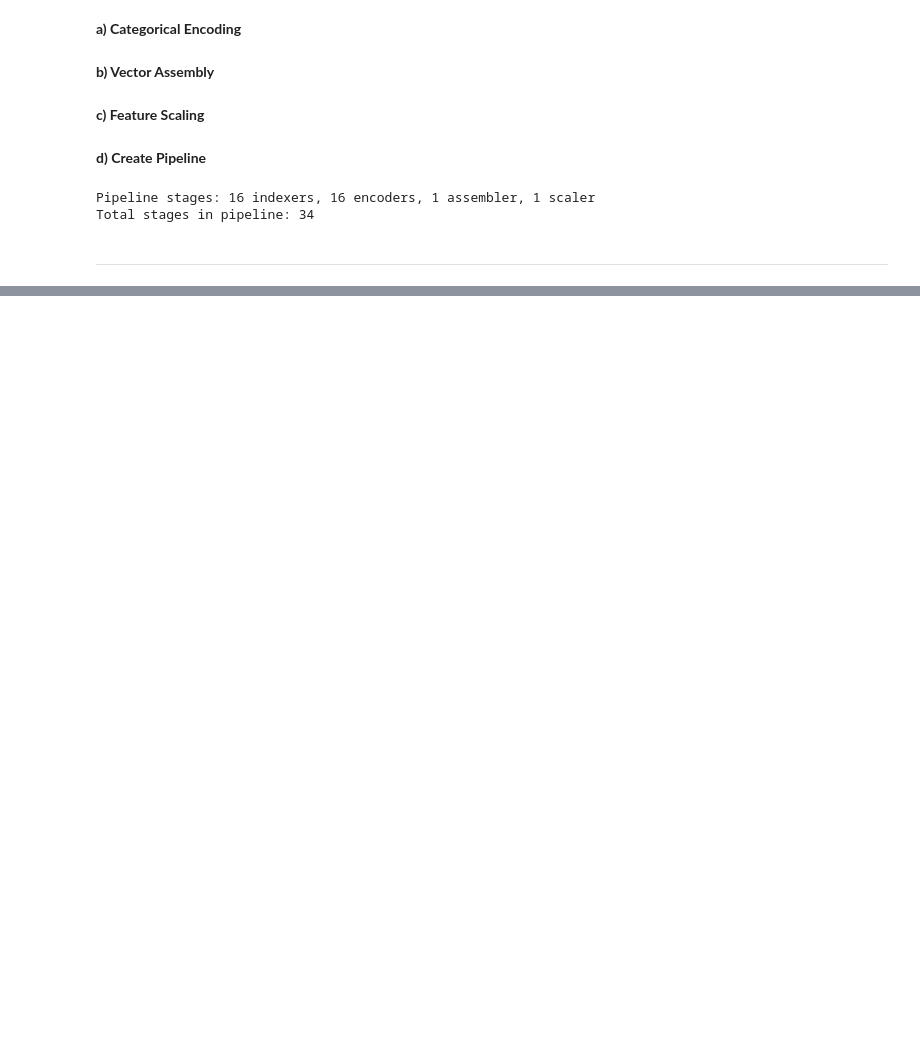
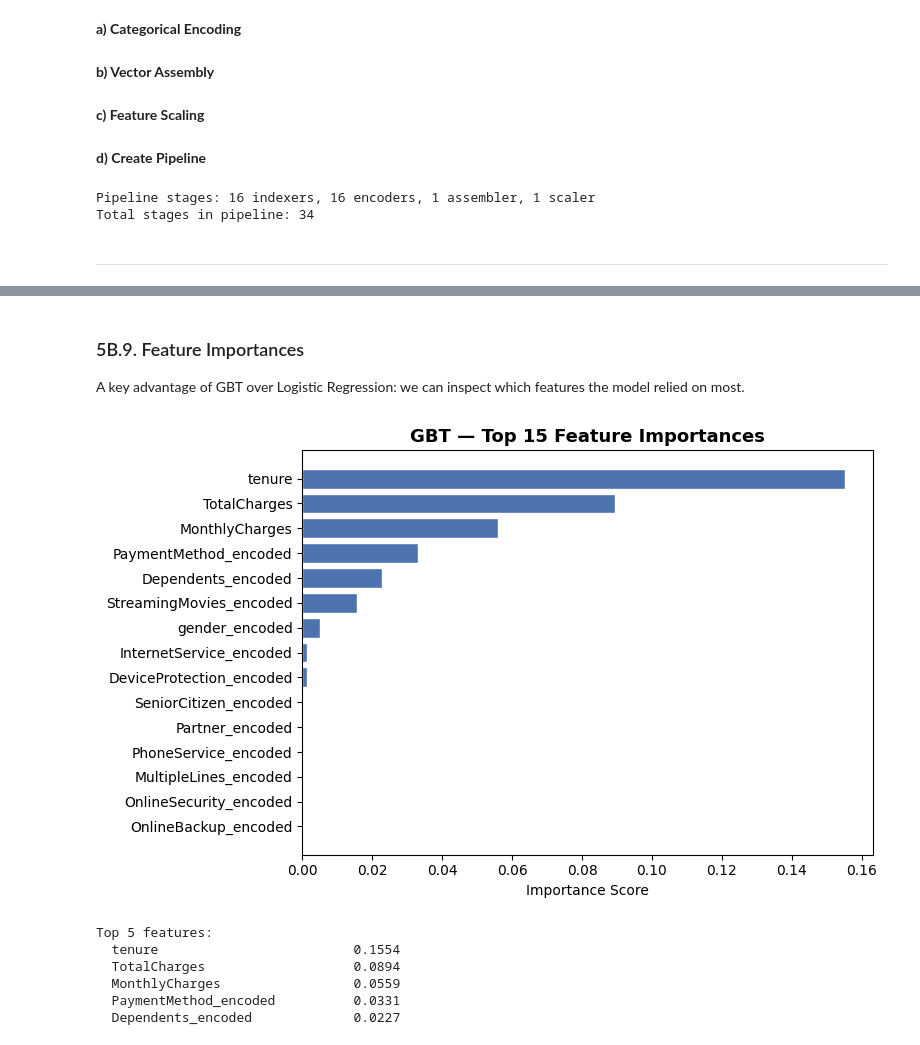
Before and after one commit to truongtan29602/customer-churn-sparkml, a Jupyter notebook: customer_churn_pipeline_run.ipynb, the cells around one changed output, grey strips where cells are left out. Saved outputs shown, nothing was run; the diff lists cells and outputs as text; code cells hidden in the pictures; blank space fills up the shorter version.

Commit message:
implementation of the option 5B GBTClassifier with CrossValidator, and the its visualisation part, and some changes (imports, minor updateds, installation)

```diff
--- a/customer_churn_pipeline_run.ipynb
+++ b/customer_churn_pipeline_run.ipynb
@@ -37,10 +46,12 @@ print(spark)
 # %% [markdown]
 ### 1.2. Load the Dataset
 # %%
-temp_df = pd.read_csv("WA_Fn-UseC_-Telco-Customer-Churn.csv", nrows=1)
+temp_df = pd.read_csv("C:/Users/pc/Desktop/Epita Msc AIS 1/AIS S2/Spark and python for big data/project 1/customer-churn-sparkml/WA_Fn-UseC_-Telco-Customer-Churn.csv", nrows=1)
 cols = temp_df.columns.tolist()
 
 # build schema
 schema = StructType([StructField(c, StringType(), True) for c in cols])
 
-df = spark.read.csv("WA_Fn-UseC_-Telco-Customer-Churn.csv", header=True, schema=schema)
+pdf = pd.read_csv("C:/Users/pc/Desktop/Epita Msc AIS 1/AIS S2/Spark and python for big data/project 1/customer-churn-sparkml/WA_Fn-UseC_-Telco-Customer-Churn.csv")
+df = spark.createDataFrame(pdf)
+df.printSchema()
@@ -477,0 +691,15 @@ spark.stop()
+# %%
+best_pipeline_model = cv_model.bestModel
+
+# The GBT model is the last stage of the best pipeline
+best_gbt = best_pipeline_model.stages[-1]
+
+print("Best hyperparameters found by CrossValidator:")
+print(f"  maxIter  : {best_gbt.getNumTrees}")
+print(f"  maxDepth : {best_gbt._java_obj.getMaxDepth()}")
+print(f"  stepSize : {best_gbt._java_obj.getStepSize()}")
+
+# Show CV scores for all combinations
+print("\nAUC-ROC per parameter combination (mean across 5 folds):")
+for score, params in sorted(zip(cv_model.avgMetrics, paramGrid), reverse=True):
+    print(f"  AUC={score:.4f}  |  {params}")
@@ -477,0 +811,35 @@ spark.stop()
+# %% [markdown]
+### 5B.9. Feature Importances
+
+A key advantage of GBT over Logistic Regression: we can inspect which features the model relied on most.
+# %%
+import matplotlib.pyplot as plt
+
+# Reconstruct feature names in the order VectorAssembler used them
+feature_names = num_cols + encoded_cols
+
+importances = best_gbt.featureImportances.toArray()
+
+# Pair names and importances, sort descending
+feat_imp = sorted(zip(feature_names, importances), key=lambda x: x[1], reverse=True)
+top_n = 15
+names_top, vals_top = zip(*feat_imp[:top_n])
+
+fig, ax = plt.subplots(figsize=(8, 5))
+bars = ax.barh(names_top[::-1], vals_top[::-1], color='#4c72b0', edgecolor='white')
+ax.set_title(f'GBT — Top {top_n} Feature Importances', fontsize=13, fontweight='bold')
+ax.set_xlabel('Importance Score')
+plt.tight_layout()
+plt.show()
+
+print(f"\nTop 5 features:")
+for name, val in feat_imp[:5]:
+    print(f"  {name:<30} {val:.4f}")
+# %% [output]
+[figure, added]
+Top 5 features:
+  tenure                         0.1554
+  TotalCharges                   0.0894
+  MonthlyCharges                 0.0559
+  PaymentMethod_encoded          0.0331
+  Dependents_encoded             0.0227
```
Also changed, not shown: parts of 66 cells of this notebook, 1 other file.
